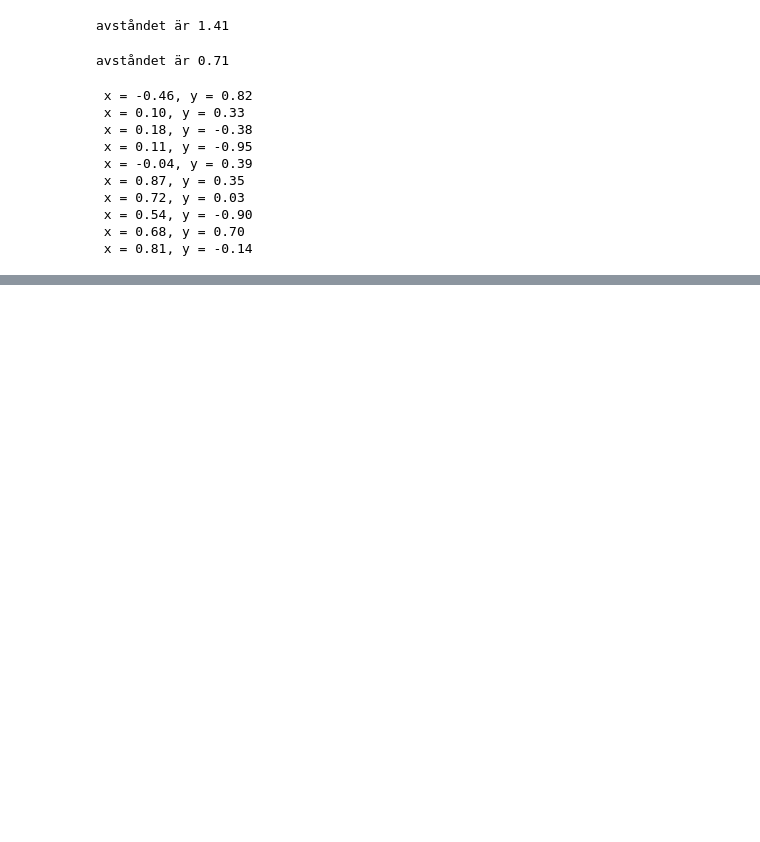
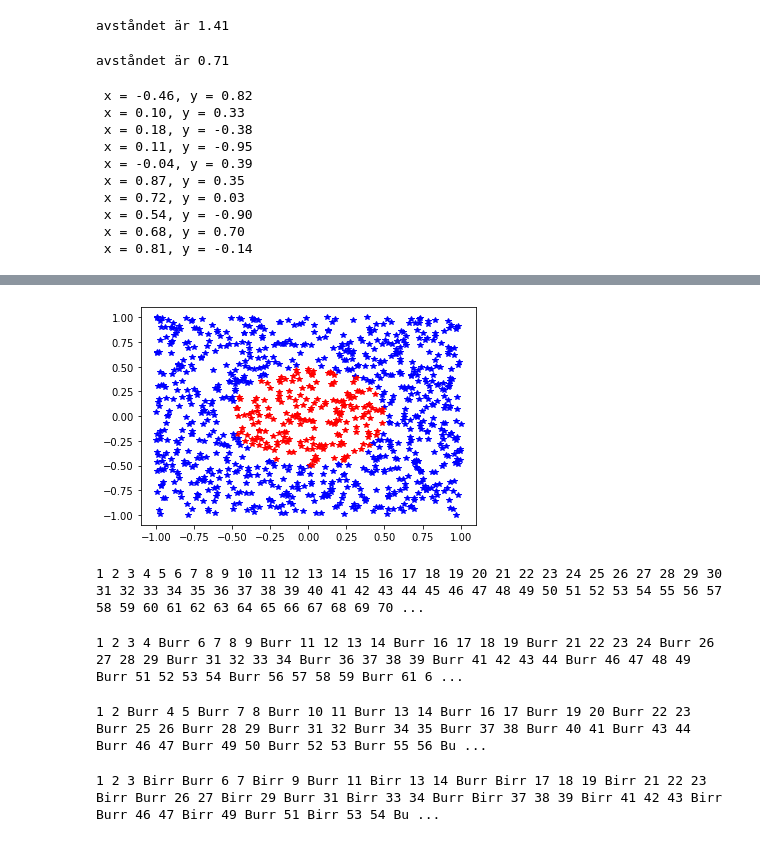
Before and after one commit to gustavgotborg/gustav_gotborg_te19c, a Jupyter notebook: Uppgiften/uppgiften.ipynb, the cells around one changed output, grey strips where cells are left out. Saved outputs shown, nothing was run; the diff lists cells and outputs as text; code cells hidden in the pictures; blank space fills up the shorter version.

```diff
--- a/Uppgiften/uppgiften.ipynb
+++ b/Uppgiften/uppgiften.ipynb
@@ -81,0 +100,63 @@ plt.show()
+# %%
+#1 H)
+
+import random as rnd
+import math
+import matplotlib.pyplot as plt
+j = 0
+
+for i in range(1000) :
+    x = rnd.uniform(-1,1)
+    y = rnd.uniform(-1,1)
+    e = math.sqrt(x**2 + y**2)
+    if e < 0.5:
+        plt.plot(x, y, 'r*-')
+    else:
+        plt.plot(x, y, 'b*-')
+
+
+plt.show()
+# %% [output]
+[figure, added]
+# %%
+#2 a)
+for i in range(1, 101):
+    print(i, end=" ")
+# %% [output]
+1 2 3 4 5 6 7 8 9 10 11 12 13 14 15 16 17 18 19 20 21 22 23 24 25 26 27 28 29 30 31 32 33 34 35 36 37 38 39 40 41 42 43 44 45 46 47 48 49 50 51 52 53 54 55 56 57 58 59 60 61 62 63 64 65 66 67 68 69 70 ...
+# %%
+#2 b)
+for i in range(1, 101):
+    if (i%5) == 0 :
+        print("Burr", end=" ")
+    else:
+        print(i, end=" ")
+# %% [output]
+1 2 3 4 Burr 6 7 8 9 Burr 11 12 13 14 Burr 16 17 18 19 Burr 21 22 23 24 Burr 26 27 28 29 Burr 31 32 33 34 Burr 36 37 38 39 Burr 41 42 43 44 Burr 46 47 48 49 Burr 51 52 53 54 Burr 56 57 58 59 Burr 61 6 ...
+# %%
+#2 c)
+
+x = float(input("Skriv ett tal"))
+
+for i in range(1, 101):
+    if (i%x) == 0 :
+        print("Burr", end=" ")
+    else:
+        print(i, end=" ")
+# %% [output]
+1 2 Burr 4 5 Burr 7 8 Burr 10 11 Burr 13 14 Burr 16 17 Burr 19 20 Burr 22 23 Burr 25 26 Burr 28 29 Burr 31 32 Burr 34 35 Burr 37 38 Burr 40 41 Burr 43 44 Burr 46 47 Burr 49 50 Burr 52 53 Burr 55 56 Bu ...
+# %%
+#2 d)
+
+birr = float(input("Skriv ett tal vars multipel blir Birr"))
+burr = float(input("Skriv ett tal vars multipel blir Burr"))
+
+for i in range(1, 101):
+    if (i%birr) == 0 :
+        print("Birr", end=" ")
+    elif (i%burr) == 0 :
+        print("Burr", end=" ")
+    else:
+        print(i, end=" ")
+# %% [output]
+1 2 3 Birr Burr 6 7 Birr 9 Burr 11 Birr 13 14 Burr Birr 17 18 19 Birr 21 22 23 Birr Burr 26 27 Birr 29 Burr 31 Birr 33 34 Burr Birr 37 38 39 Birr 41 42 43 Birr Burr 46 47 Birr 49 Burr 51 Birr 53 54 Bu ...
```
Also changed, not shown: parts of 8 cells of this notebook.
